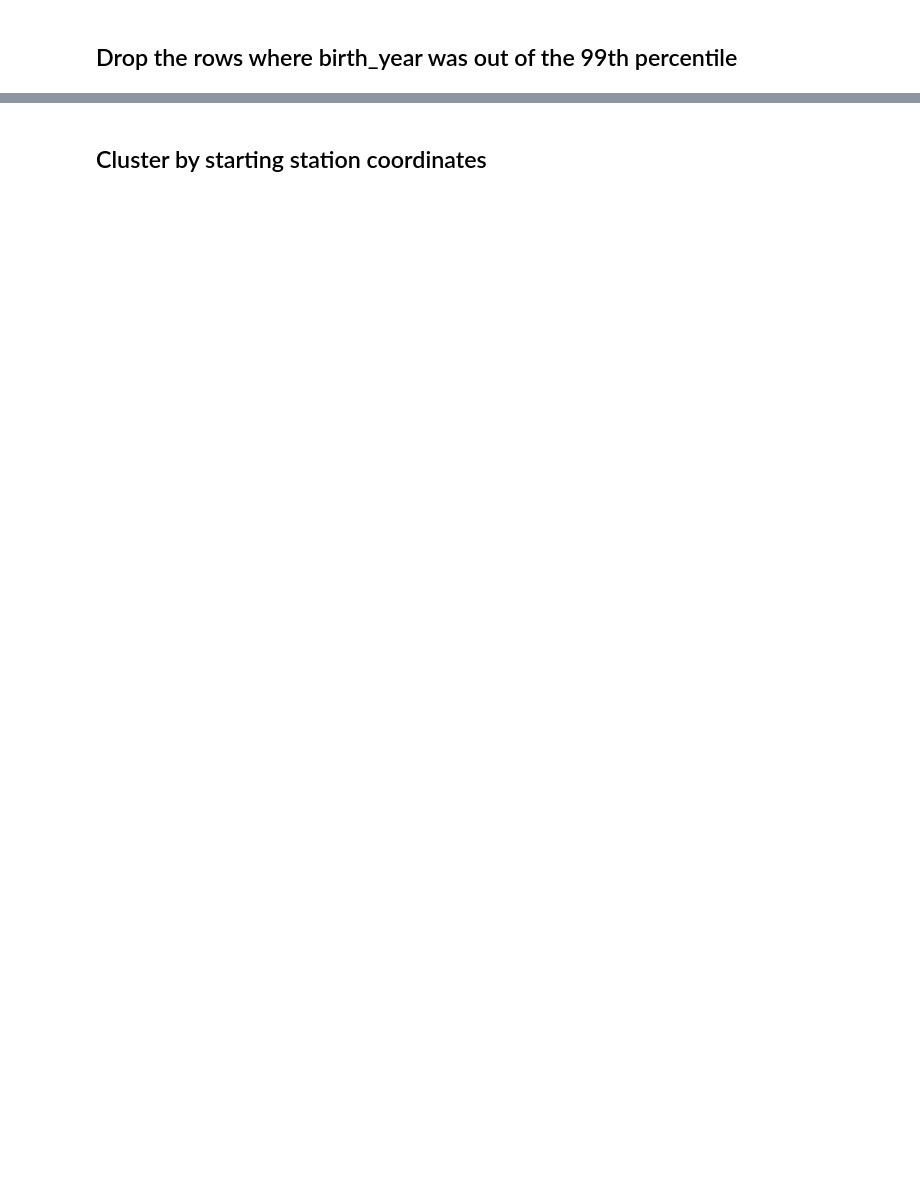
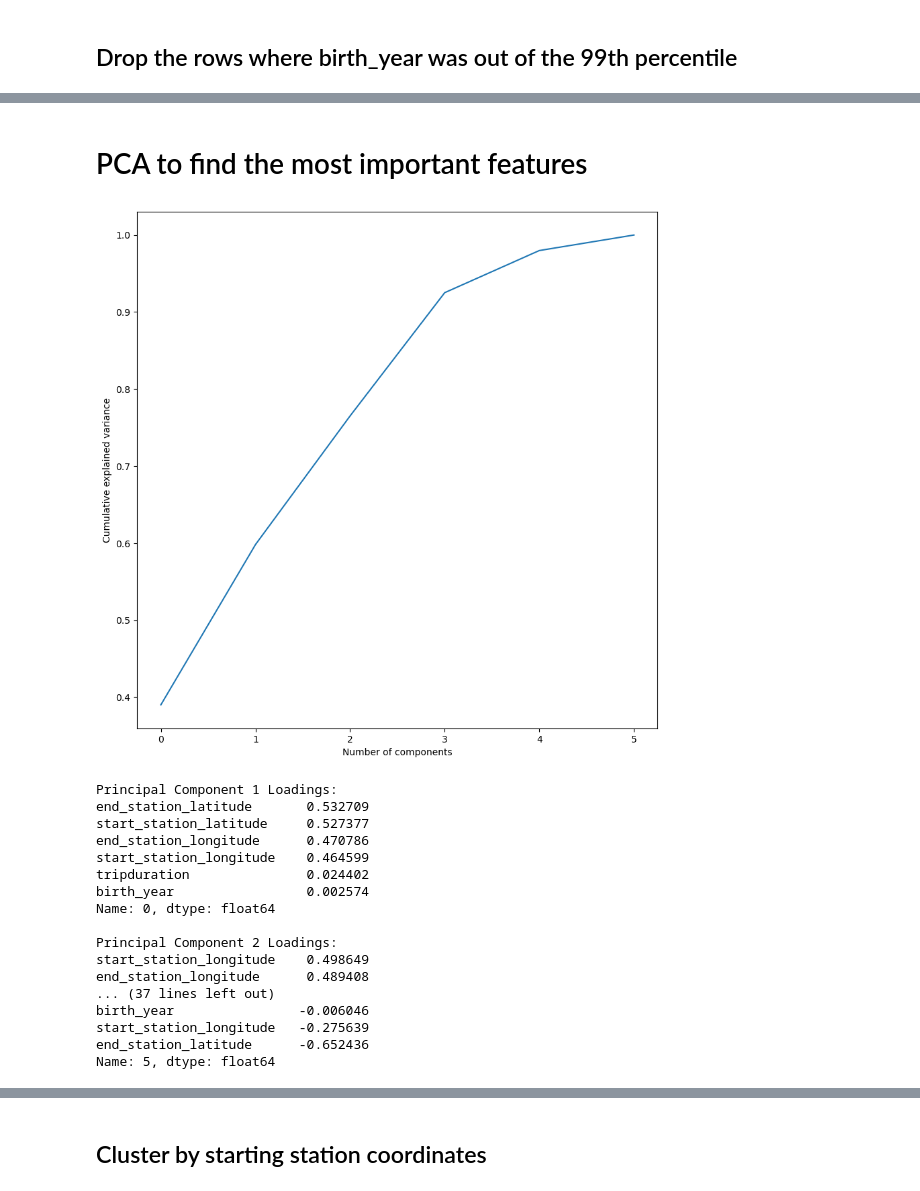
Before and after one commit to MikeKata13/Business_Analytics_Project, a Jupyter notebook: main.ipynb, the cells around one changed output, grey strips where cells are left out. Drawn from its saved outputs; the diff is of its cells as text; code cells hidden in the pictures; blank space fills up the shorter version.

Commit message:
Implemented PCA and found loadings for each PC

```diff
--- a/main.ipynb
+++ b/main.ipynb
@@ -174,3 +118,51 @@ Explained variance from end_station_longitude_pca: 2.94%
+# %% [markdown]
+# PCA to find the most important features
+# %%
+# Standardize the data
+scaler = StandardScaler()
+scaled_df = scaler.fit_transform(df[['start_station_latitude', 'start_station_longitude', 'end_station_latitude', 'end_station_longitude', 'birth_year', 'tripduration']])
+scaled_df = pd.DataFrame(scaled_df, columns=['start_station_latitude', 'start_station_longitude', 'end_station_latitude', 'end_station_longitude', 'birth_year', 'tripduration'])
+
+# PCA using all the features
+pca = PCA(n_components=6)
+pca.fit(scaled_df)
+pca_df = pca.transform(scaled_df)
+pca_df = pd.DataFrame(pca.components_, columns=['start_station_latitude', 'start_station_longitude', 'end_station_latitude', 'end_station_longitude', 'birth_year', 'tripduration'])
+
+
+plt.figure(figsize=(10, 10))
+plt.plot(np.cumsum(pca.explained_variance_ratio_))
+plt.xlabel('Number of components')
+plt.ylabel('Cumulative explained variance')
+plt.savefig('plots/pca.png')
+plt.show()
+
+corr_matrix = scaled_df.corr()
+corr_matrix['tripduration'].sort_values(ascending=False)
+
+# Print the loadings for each principal component
+for i in range(len(pca_df)):
+    print(f"\nPrincipal Component {i + 1} Loadings:")
+    print(pca_df.iloc[i].sort_values(ascending=False))
+# %% [output]
+[figure, added]
+Principal Component 1 Loadings:
+end_station_latitude       0.532709
+start_station_latitude     0.527377
+end_station_longitude      0.470786
+start_station_longitude    0.464599
+tripduration               0.024402
+birth_year                 0.002574
+Name: 0, dtype: float64
+
+Principal Component 2 Loadings:
+start_station_longitude    0.498649
+end_station_longitude      0.489408
+... (37 lines left out)
+birth_year                -0.006046
+start_station_longitude   -0.275639
+end_station_latitude      -0.652436
+Name: 5, dtype: float64
 # %%
 from sklearn.cluster import KMeans
 from sklearn.preprocessing import StandardScaler
```
Also changed, not shown: parts of 22 cells of this notebook.
